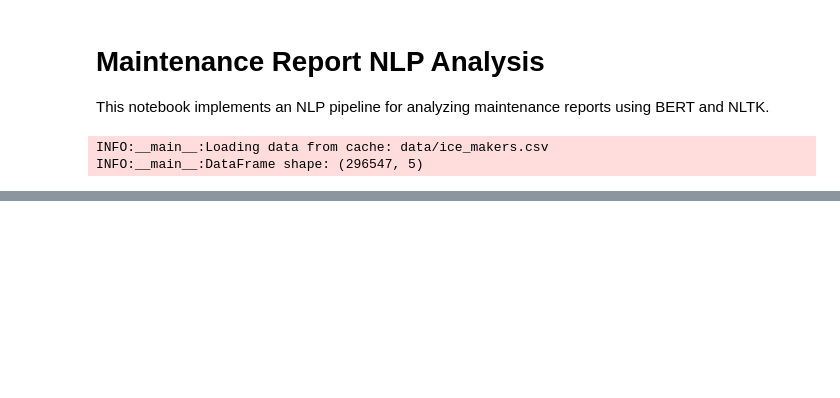
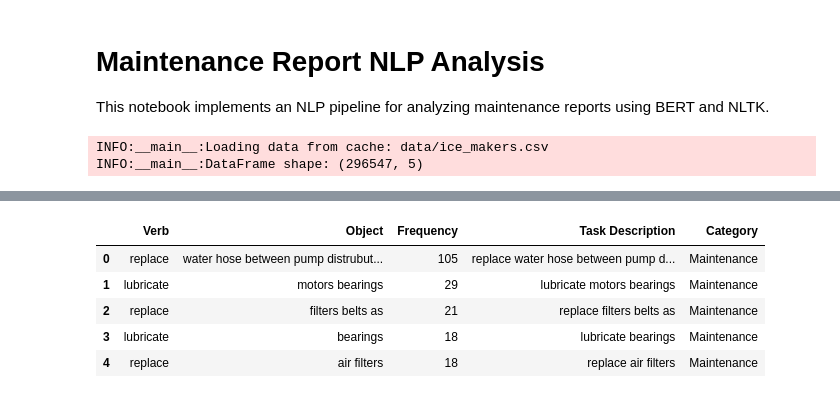
Before and after one commit to nicktishchenko/cooling-system-engine, a Jupyter notebook: cs_engine_final.ipynb, the cells around one changed output, grey strips where cells are left out. Cells and saved outputs as stored; diff of their text form; code cells hidden in the pictures; blank space fills up the shorter version.

```diff
--- a/cs_engine_final.ipynb
+++ b/cs_engine_final.ipynb
@@ -864,7 +539,7 @@ def categorize_task(verb,obj):
     else:
         return "Other"
 # %%
-# Process all records in df_filtered['combined_column']
+# Process all records in df_sample['combined_column']
 from collections import Counter
 
 print("Starting to process maintenance records...")
@@ -874,10 +549,10 @@ all_verb_object_pairs = []  # Keep as list to track frequencies
 task_frequencies = Counter()
 
 # Process each record
-total_records = len(df_filtered['combined_column'].dropna())
+total_records = len(df_sample['combined_column'].dropna())
 print(f"Total records to process: {total_records}")
 
-for idx, text in enumerate(df_filtered['combined_column'].dropna(), 1):
+for idx, text in enumerate(df_sample['combined_column'].dropna(), 1):
     if idx % 100 == 0:  # Print progress every 100 records
         print(f"Processing record {idx}/{total_records} ({(idx/total_records*100):.1f}%)")
 
@@ -1102,7 +723,15 @@ print("=" * 200)
 # %%
 # Display summary of all tasks
-print("\nAll Tasks Summary:")
-print("=" * 120)  # Increased width to accommodate all columns
+print(f"\nMaintenance Tasks Analysis Summary ({pd.Timestamp.now().strftime('%Y-%m-%d %H:%M')})")
+print("=" * 120)
+
+# Create a combined DataFrame of all tasks
+all_tasks = []
+for category, df in category_dfs.items():
+    df = df.copy()
+    df['Category'] = category
+    all_tasks.append(df)
+all_tasks_df = pd.concat(all_tasks, ignore_index=True)
 
 # Create summary DataFrame with formatting
 summary_df = all_tasks_df.groupby('Category').agg({
@@ -1120,7 +749,16 @@ total_occurrences = summary_df['Total Occurrences'].sum()
 summary_df['% of Tasks'] = (summary_df['Unique Tasks'] / total_tasks * 100).round(1)
 summary_df['% of Occurrences'] = (summary_df['Total Occurrences'] / total_occurrences * 100).round(1)
 
-# Set display options to prevent wrapping
+# Format numbers with thousands separator
+summary_df['Unique Tasks'] = summary_df['Unique Tasks'].apply(lambda x: f"{x:,}")
+summary_df['Total Occurrences'] = summary_df['Total Occurrences'].apply(lambda x: f"{x:,}")
+
+
+# Sort categories in logical order
+category_order = ['Maintenance', 'Inspection', 'Cleaning', 'Other']
+summary_df = summary_df.reindex(category_order)
+
+# Set display options for better formatting
 pd.set_option('display.width', None)
 pd.set_option('display.max_columns', None)
 pd.set_option('display.max_rows', None)
@@ -1135,2 +786,9 @@ print("=" * 120)
 # %%
-all_tasks_df
+all_tasks_df.head()
+# %% [output]
+|  | Verb | Object | Frequency | Task Description | Category |
+| 0 | replace | water hose between pump distrubut... | 105 | replace water hose between pump d... | Maintenance |
+| 1 | lubricate | motors bearings | 29 | lubricate motors bearings | Maintenance |
+| 2 | replace | filters belts as | 21 | replace filters belts as | Maintenance |
+| 3 | lubricate | bearings | 18 | lubricate bearings | Maintenance |
+| 4 | replace | air filters | 18 | replace air filters | Maintenance |
```
Also changed, not shown: parts of 10 cells of this notebook, 1 other file.
